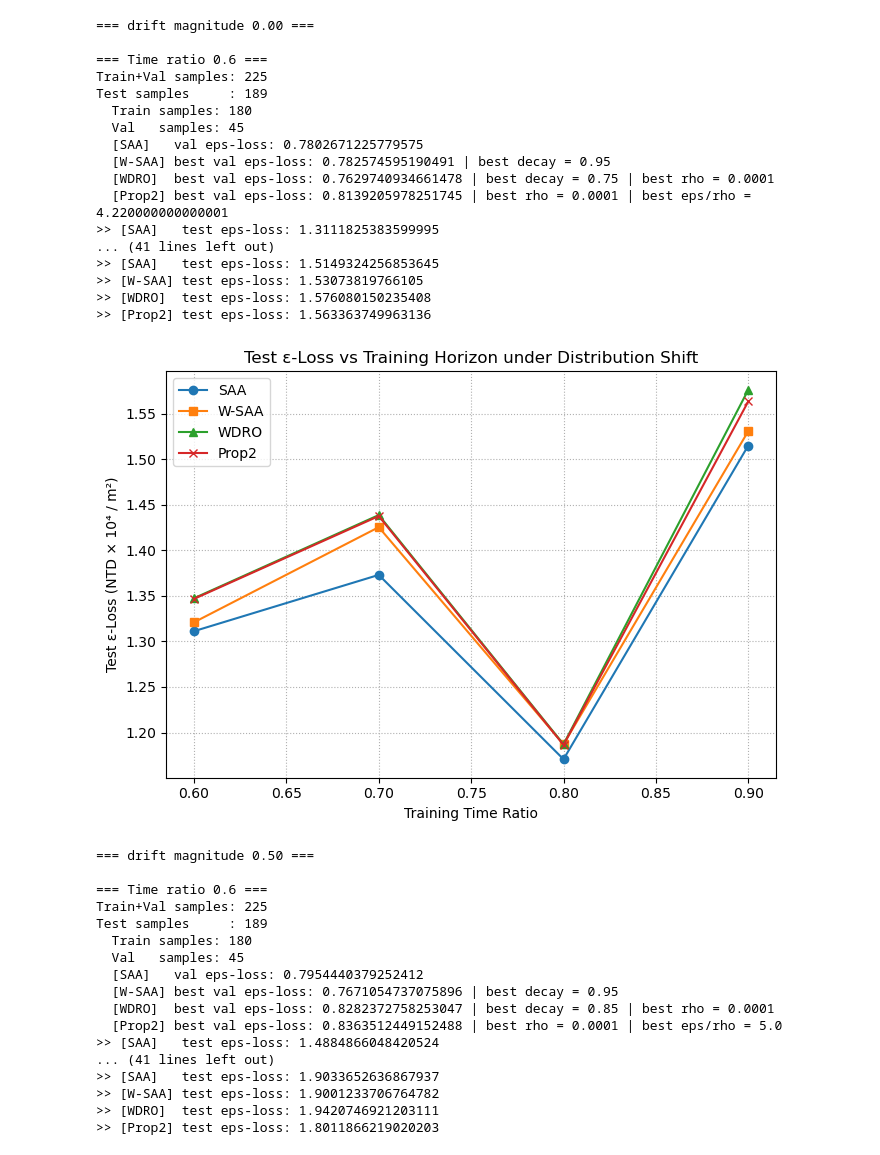
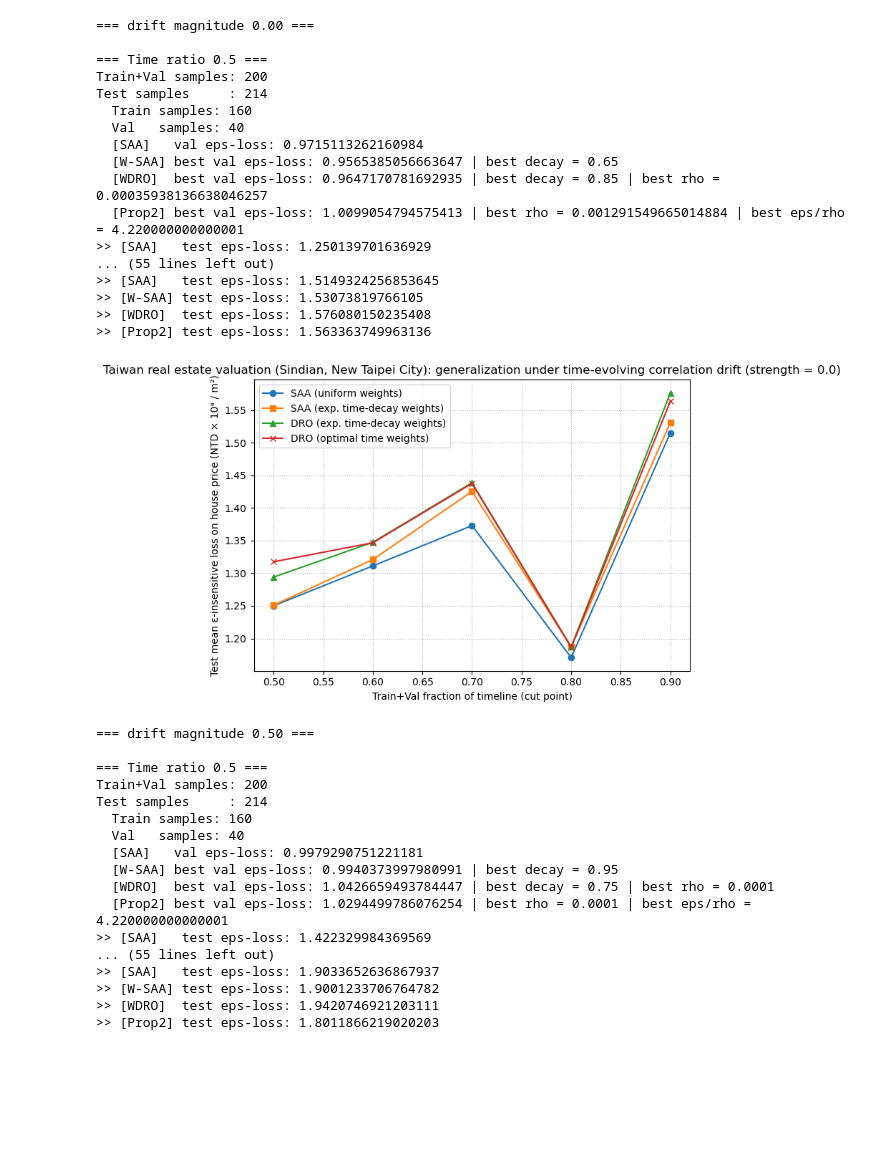
Before and after one commit to ujicrush/SP2, a Jupyter notebook: real estate problem.ipynb, the cells around one changed output. Drawn from its saved outputs; the diff is of its cells as text; code cells hidden in the pictures; blank space fills up the shorter version.

```diff
--- a/real estate problem.ipynb
+++ b/real estate problem.ipynb
@@ -207,7 +207,7 @@ def add_pure_correlation_drift(X, y, time_index, feature_id, strength):
     y_new = y_norm + drift_term
     return y_new * y_std + y_mean
 
-strength_list = [0.0, 0.5, 1.0, 1.5]
+strength_list = [0.0, 0.5, 1.0, 1.5, 2.0]
 
 for strength in strength_list:
     y_drift = add_pure_correlation_drift(
@@ -238,7 +238,7 @@ for strength in strength_list:
     # ================================
     epsilon = 1
 
-    time_ratios = [0.6, 0.7, 0.8, 0.9]
+    time_ratios = [0.5, 0.6, 0.7, 0.8, 0.9]
     rho_list    = np.logspace(-4, 1, num=10)
     decay_list  = [0.65, 0.75, 0.85, 0.95]
 
@@ -509,65 +509,69 @@ for strength in strength_list:
         print(">> [SAA]   test eps-loss:", test_loss_saa)
         print(">> [W-SAA] test eps-loss:", test_loss_wsaa)
         print(">> [WDRO]  test eps-loss:", test_loss_wdro)
         print(">> [Prop2] test eps-loss:", test_loss_prop2)
 
         # ------------------------------------------------
         # 10. Store results
         # ------------------------------------------------
         results["ratio"].append(ratio)
         results["SAA"].append(test_loss_saa)
         results["W-SAA"].append(test_loss_wsaa)
         results["WDRO"].append(test_loss_wdro)
         results["Prop2"].append(test_loss_prop2)
 
     ratios = np.array(results["ratio"])
 
     plt.figure(figsize=(7, 5))
 
-    plt.plot(ratios, results["SAA"],   marker="o", label="SAA")
-    plt.plot(ratios, results["W-SAA"], marker="s", label="W-SAA")
-    plt.plot(ratios, results["WDRO"],  marker="^", label="WDRO")
-    plt.plot(ratios, results["Prop2"], marker="x", label="Prop2")
+    plt.plot(ratios, results["SAA"],   marker="o", label="SAA (uniform weights)")
+    plt.plot(ratios, results["W-SAA"], marker="s", label="SAA (exp. time-decay weights)")
+    plt.plot(ratios, results["WDRO"],  marker="^", label="DRO (exp. time-decay weights)")
+    plt.plot(ratios, results["Prop2"], marker="x", label="DRO (optimal time weights)")
 
-    plt.xlabel("Training Time Ratio")
-    plt.ylabel("Test ε-Loss (NTD × 10⁴ / m²)")
-    plt.title("Test ε-Loss vs Training Horizon under Distribution Shift")
+    plt.xlabel("Train+Val fraction of timeline (cut point)")
+    plt.ylabel("Test mean ε-insensitive loss on house price (NTD × 10⁴ / m²)")
+    plt.title(
+        f"Taiwan real estate valuation (Sindian, New Taipei City): "
+        f"generalization under time-evolving correlation drift "
+        f"(strength = {strength:.1f})"
+    )
     plt.legend()
     plt.grid(True, linestyle=":")
     plt.tight_layout()
     plt.show()
 # %% [output]
 === drift magnitude 0.00 ===
 
-=== Time ratio 0.6 ===
-Train+Val samples: 225
-Test samples     : 189
-  Train samples: 180
-  Val   samples: 45
-  [SAA]   val eps-loss: 0.7802671225779575
-  [W-SAA] best val eps-loss: 0.782574595190491 | best decay = 0.95
-  [WDRO]  best val eps-loss: 0.7629740934661478 | best decay = 0.75 | best rho = 0.0001
-  [Prop2] best val eps-loss: 0.8139205978251745 | best rho = 0.0001 | best eps/rho = 4.220000000000001
->> [SAA]   test eps-loss: 1.3111825383599995
-... (41 lines left out)
+=== Time ratio 0.5 ===
+Train+Val samples: 200
+Test samples     : 214
+  Train samples: 160
+  Val   samples: 40
+  [SAA]   val eps-loss: 0.9715113262160984
+  [W-SAA] best val eps-loss: 0.9565385056663647 | best decay = 0.65
+  [WDRO]  best val eps-loss: 0.9647170781692935 | best decay = 0.85 | best rho = 0.00035938136638046257
+  [Prop2] best val eps-loss: 1.0099054794575413 | best rho = 0.001291549665014884 | best eps/rho = 4.220000000000001
+>> [SAA]   test eps-loss: 1.250139701636929
+... (55 lines left out)
 >> [SAA]   test eps-loss: 1.5149324256853645
 >> [W-SAA] test eps-loss: 1.53073819766105
 >> [WDRO]  test eps-loss: 1.576080150235408
 >> [Prop2] test eps-loss: 1.563363749963136
-[figure, old version]
+[figure, new version]
 === drift magnitude 0.50 ===
 
-=== Time ratio 0.6 ===
-Train+Val samples: 225
-Test samples     : 189
-  Train samples: 180
-  Val   samples: 45
-  [SAA]   val eps-loss: 0.7954440379252412
-  [W-SAA] best val eps-loss: 0.7671054737075896 | best decay = 0.95
-  [WDRO]  best val eps-loss: 0.8282372758253047 | best decay = 0.85 | best rho = 0.0001
-  [Prop2] best val eps-loss: 0.8363512449152488 | best rho = 0.0001 | best eps/rho = 5.0
->> [SAA]   test eps-loss: 1.4884866048420524
-... (41 lines left out)
+=== Time ratio 0.5 ===
+Train+Val samples: 200
+Test samples     : 214
+  Train samples: 160
+  Val   samples: 40
+  [SAA]   val eps-loss: 0.9979290751221181
+  [W-SAA] best val eps-loss: 0.9940373997980991 | best decay = 0.95
+  [WDRO]  best val eps-loss: 1.0426659493784447 | best decay = 0.75 | best rho = 0.0001
+  [Prop2] best val eps-loss: 1.0294499786076254 | best rho = 0.0001 | best eps/rho = 4.220000000000001
+>> [SAA]   test eps-loss: 1.422329984369569
+... (55 lines left out)
 >> [SAA]   test eps-loss: 1.9033652636867937
 >> [W-SAA] test eps-loss: 1.9001233706764782
 >> [WDRO]  test eps-loss: 1.9420746921203111
```
Also changed, not shown: parts of 1 cell of this notebook, 9 other files.
